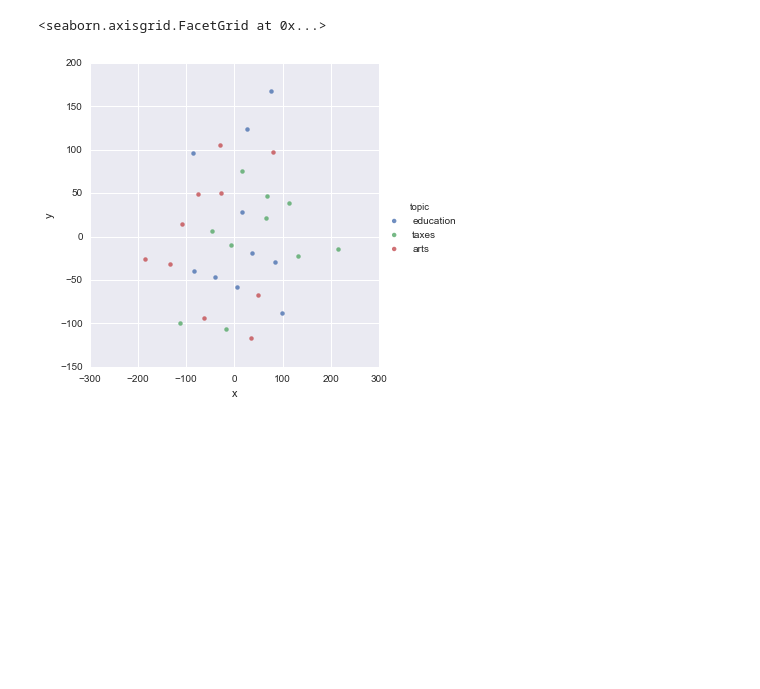
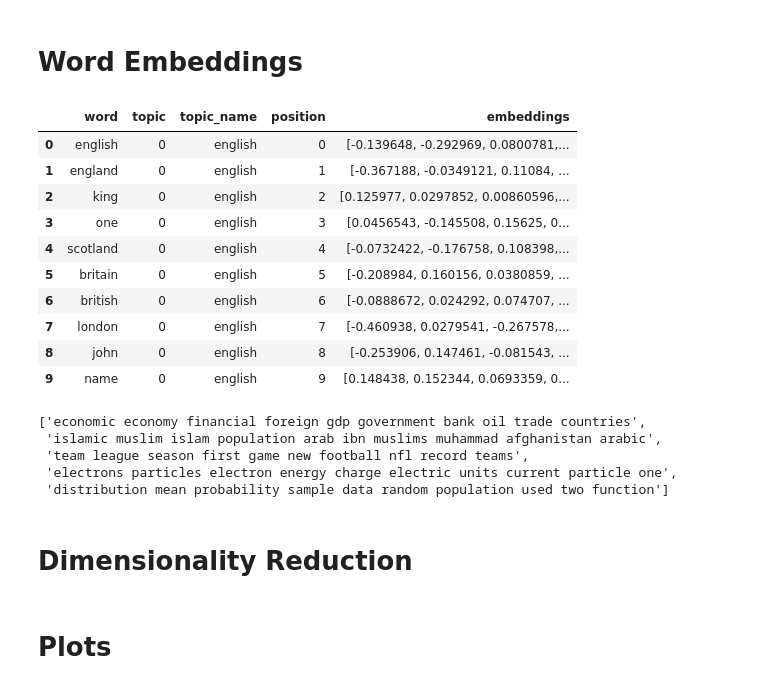
Before and after one commit to knub/master-thesis, a Jupyter notebook: notebooks/Visualization.ipynb, the cells around one changed output. Saved outputs shown, nothing was run; the diff lists cells and outputs as text; code cells hidden in the pictures; blank space fills up the shorter version.

```diff
--- a/notebooks/Visualization.ipynb
+++ b/notebooks/Visualization.ipynb
@@ -12,0 +15,10 @@ logging.basicConfig(format='%(asctime)s : %(levelname)s : %(message)s', level=lo
+# %%
+# Prepare data in long form
+
+df = pnd.read_csv("../code/resources/topics.txt", header=None)
+df["topic"] =  df.index
+df["topic_name"] = df[0]
+df = pnd.melt(df, id_vars=["topic", "topic_name"], var_name="position", value_name="word")
+df = df[["word", "topic", "topic_name", "position"]]
+df = df.sort_values(by=["topic", "position"]).reset_index(drop=True)
+df[df.topic == 0]
@@ -13,3 +37,5 @@ logging.basicConfig(format='%(asctime)s : %(levelname)s : %(message)s', level=lo
+# %% [markdown]
+# Word Embeddings
 # %%
 WORD2VEC_VECTOR_FILE = "/home/knub/Repositories/master-thesis/data/GoogleNews-vectors-negative300.bin"
 GLOVE_VECTOR_FILE = "/home/knub/Repositories/master-thesis/data/glove.6B.50d.txt"
@@ -36,9 +46,31 @@ tsne_transform = tsne.fit_transform(vectors)
-# %%
-df = pnd.DataFrame(tsne_transform, columns=["x", "y"])
-df["word"] = [word for topic in topics for word in topic]
-df["topic"] = ["education"] * 10 + ["taxes"] * 10 + ["arts"] * 10
-# %%
-sns.lmplot("x", "y", data=df, fit_reg=False, hue="topic")
-# %% [output]
-<seaborn.axisgrid.FacetGrid at 0x...>
-[figure, removed]
+# %%
+df = df[df["word"].apply(lambda word: word in word2vec)]
+df["embeddings"] = df["word"].apply(lambda word: word2vec[word])
+df[df.topic == 0]
+# %% [output]
+|  | word | topic | topic_name | position | embeddings |
+| 0 | english | 0 | english | 0 | [-0.139648, -0.292969, 0.0800781,... |
+| 1 | england | 0 | english | 1 | [-0.367188, -0.0349121, 0.11084, ... |
+| 2 | king | 0 | english | 2 | [0.125977, 0.0297852, 0.00860596,... |
+| 3 | one | 0 | english | 3 | [0.0456543, -0.145508, 0.15625, 0... |
+| 4 | scotland | 0 | english | 4 | [-0.0732422, -0.176758, 0.108398,... |
+| 5 | britain | 0 | english | 5 | [-0.208984, 0.160156, 0.0380859, ... |
+| 6 | british | 0 | english | 6 | [-0.0888672, 0.024292, 0.074707, ... |
+| 7 | london | 0 | english | 7 | [-0.460938, 0.0279541, -0.267578,... |
+| 8 | john | 0 | english | 8 | [-0.253906, 0.147461, -0.081543, ... |
+| 9 | name | 0 | english | 9 | [0.148438, 0.152344, 0.0693359, 0... |
+# %%
+# financial, muslim, teams in sport, atom physics, math
+nice_topics = [5, 117, 158, 164, 171]
+
+df_part = df[df.topic.apply(lambda topic: topic in nice_topics)]
+# Show topics of interest
+df_part.groupby("topic")["word"].apply(lambda l: " ".join(l)).tolist()
+# %% [output]
+['economic economy financial foreign gdp government bank oil trade countries',
+ 'islamic muslim islam population arab ibn muslims muhammad afghanistan arabic',
+ 'team league season first game new football nfl record teams',
+ 'electrons particles electron energy charge electric units current particle one',
+ 'distribution mean probability sample data random population used two function']
+# %% [markdown]
+# Dimensionality Reduction
@@ -44,0 +89,2 @@ sns.lmplot("x", "y", data=df, fit_reg=False, hue="topic")
+# %% [markdown]
+# Plots
```
Also changed, not shown: parts of 17 cells of this notebook.
